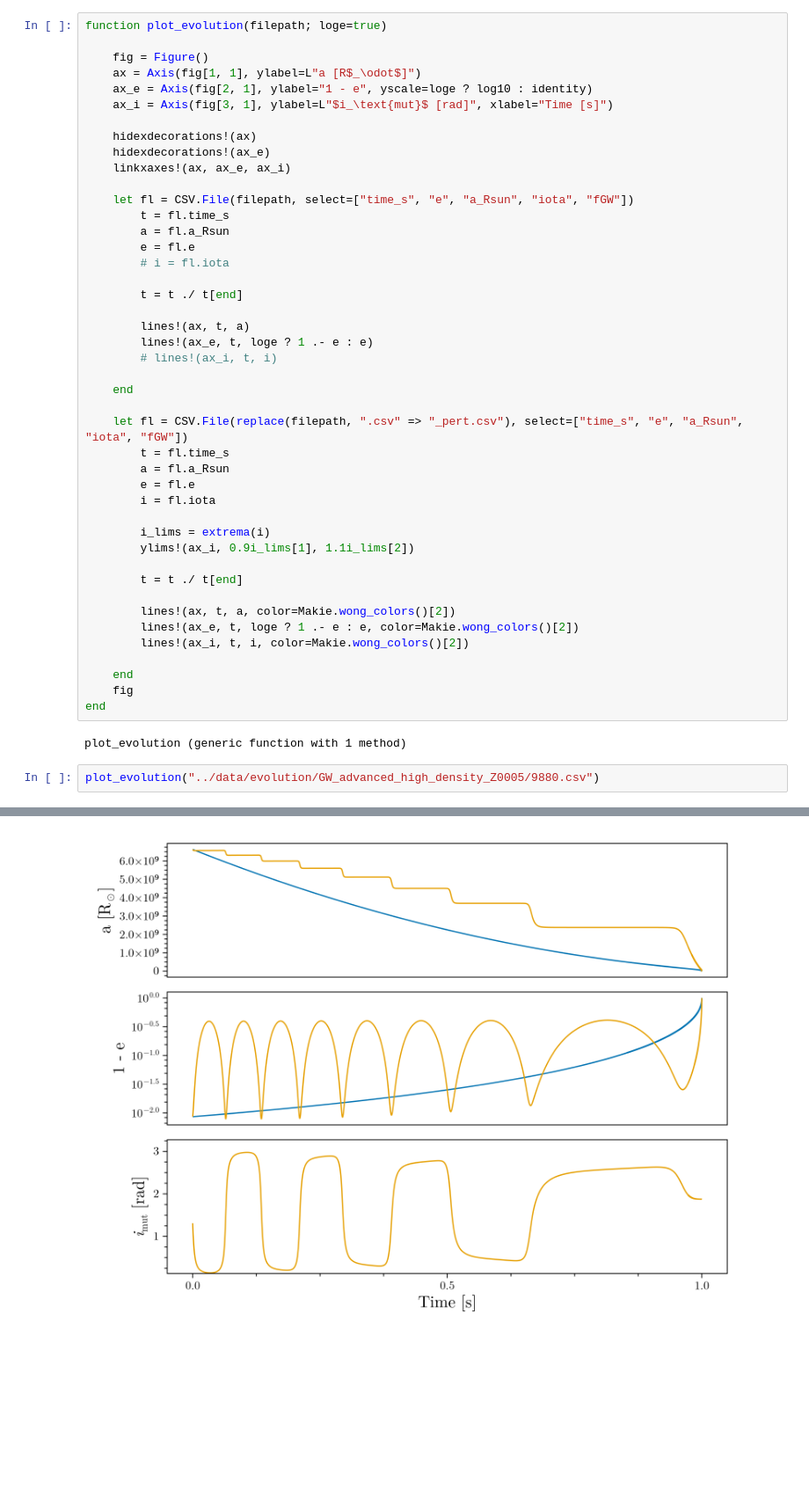
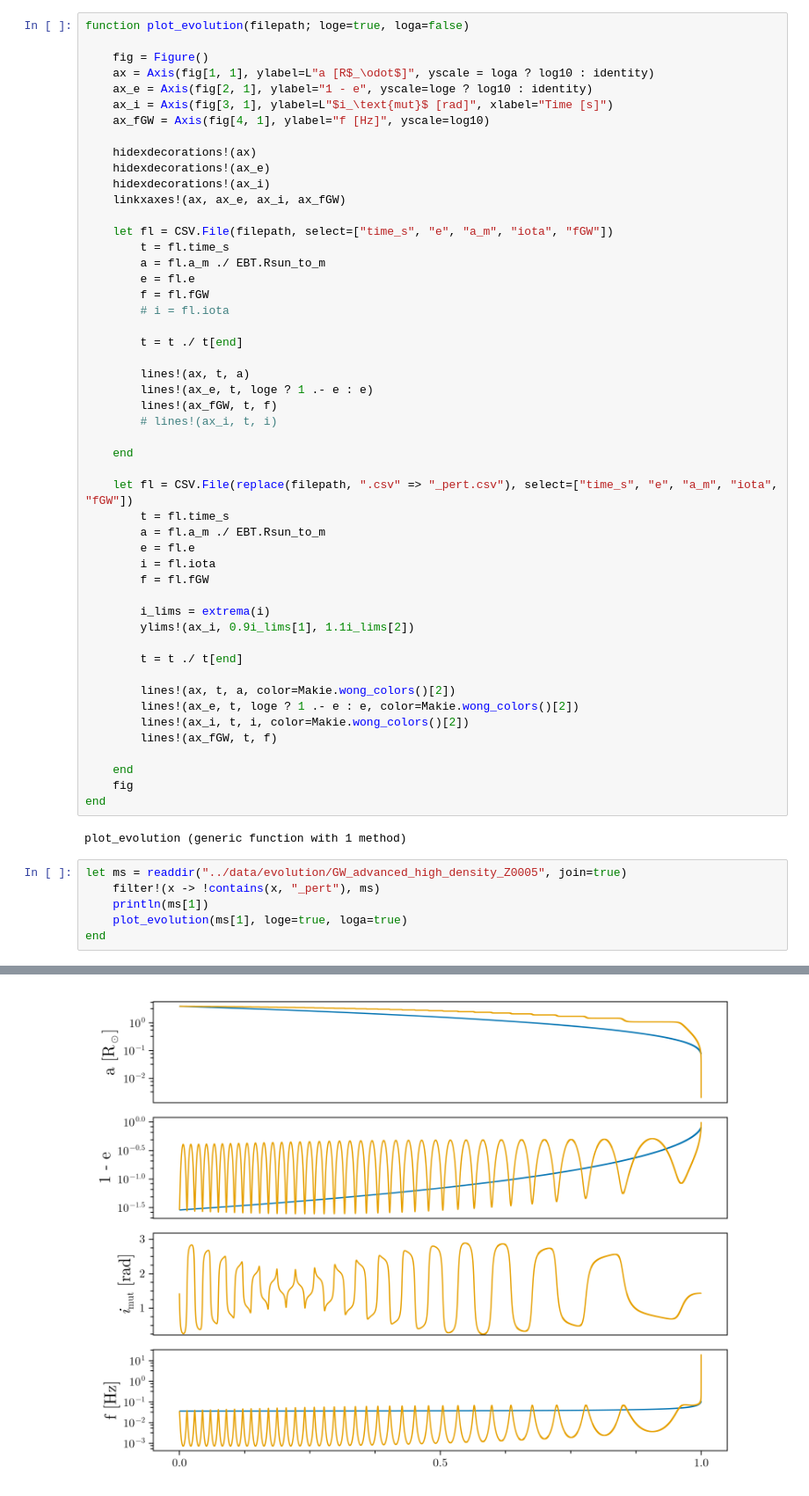
Before and after one commit to casparwb/EccentricBurstTiming.jl, a Jupyter notebook: notebooks/population-evolution.ipynb, the cells around one changed output, grey strips where cells are left out. Shown at 88% size. Saved outputs shown, nothing was run; the diff lists cells and outputs as text; blank space fills up the shorter version.

```diff
--- a/notebooks/population-evolution.ipynb
+++ b/notebooks/population-evolution.ipynb
@@ -305,34 +340,39 @@ end
 # %%
-function plot_evolution(filepath; loge=true)
+function plot_evolution(filepath; loge=true, loga=false)
 
     fig = Figure()
-    ax = Axis(fig[1, 1], ylabel=L"a [R$_\odot$]")
+    ax = Axis(fig[1, 1], ylabel=L"a [R$_\odot$]", yscale = loga ? log10 : identity)
     ax_e = Axis(fig[2, 1], ylabel="1 - e", yscale=loge ? log10 : identity)
     ax_i = Axis(fig[3, 1], ylabel=L"$i_\text{mut}$ [rad]", xlabel="Time [s]")
+    ax_fGW = Axis(fig[4, 1], ylabel="f [Hz]", yscale=log10)
 
     hidexdecorations!(ax)
     hidexdecorations!(ax_e)
-    linkxaxes!(ax, ax_e, ax_i)
+    hidexdecorations!(ax_i)
+    linkxaxes!(ax, ax_e, ax_i, ax_fGW)
 
-    let fl = CSV.File(filepath, select=["time_s", "e", "a_Rsun", "iota", "fGW"])
+    let fl = CSV.File(filepath, select=["time_s", "e", "a_m", "iota", "fGW"])
         t = fl.time_s
-        a = fl.a_Rsun
+        a = fl.a_m ./ EBT.Rsun_to_m
         e = fl.e
+        f = fl.fGW
         # i = fl.iota
 
         t = t ./ t[end]
 
         lines!(ax, t, a)
         lines!(ax_e, t, loge ? 1 .- e : e)
+        lines!(ax_fGW, t, f)
         # lines!(ax_i, t, i)
 
     end
 
-    let fl = CSV.File(replace(filepath, ".csv" => "_pert.csv"), select=["time_s", "e", "a_Rsun", "iota", "fGW"])
+    let fl = CSV.File(replace(filepath, ".csv" => "_pert.csv"), select=["time_s", "e", "a_m", "iota", "fGW"])
         t = fl.time_s
-        a = fl.a_Rsun
+        a = fl.a_m ./ EBT.Rsun_to_m
         e = fl.e
         i = fl.iota
+        f = fl.fGW
 
         i_lims = extrema(i)
         ylims!(ax_i, 0.9i_lims[1], 1.1i_lims[2])
@@ -342,6 +382,7 @@ function plot_evolution(filepath; loge=true)
         lines!(ax, t, a, color=Makie.wong_colors()[2])
         lines!(ax_e, t, loge ? 1 .- e : e, color=Makie.wong_colors()[2])
         lines!(ax_i, t, i, color=Makie.wong_colors()[2])
+        lines!(ax_fGW, t, f)
 
     end
     fig
@@ -349,5 +390,9 @@ end
 # %% [output]
 plot_evolution (generic function with 1 method)
 # %%
-plot_evolution("../data/evolution/GW_advanced_high_density_Z0005/9880.csv")
+let ms = readdir("../data/evolution/GW_advanced_high_density_Z0005", join=true)
+    filter!(x -> !contains(x, "_pert"), ms)
+    println(ms[1])
+    plot_evolution(ms[1], loge=true, loga=true)
+end
 # %% [output]
@@ -354,2 +400,2 @@ plot_evolution("../data/evolution/GW_advanced_high_density_Z0005/9880.csv")
-[figure, old version]
+[figure, new version]
 # %%
```
Also changed, not shown: parts of 17 cells of this notebook, 5 other files.
